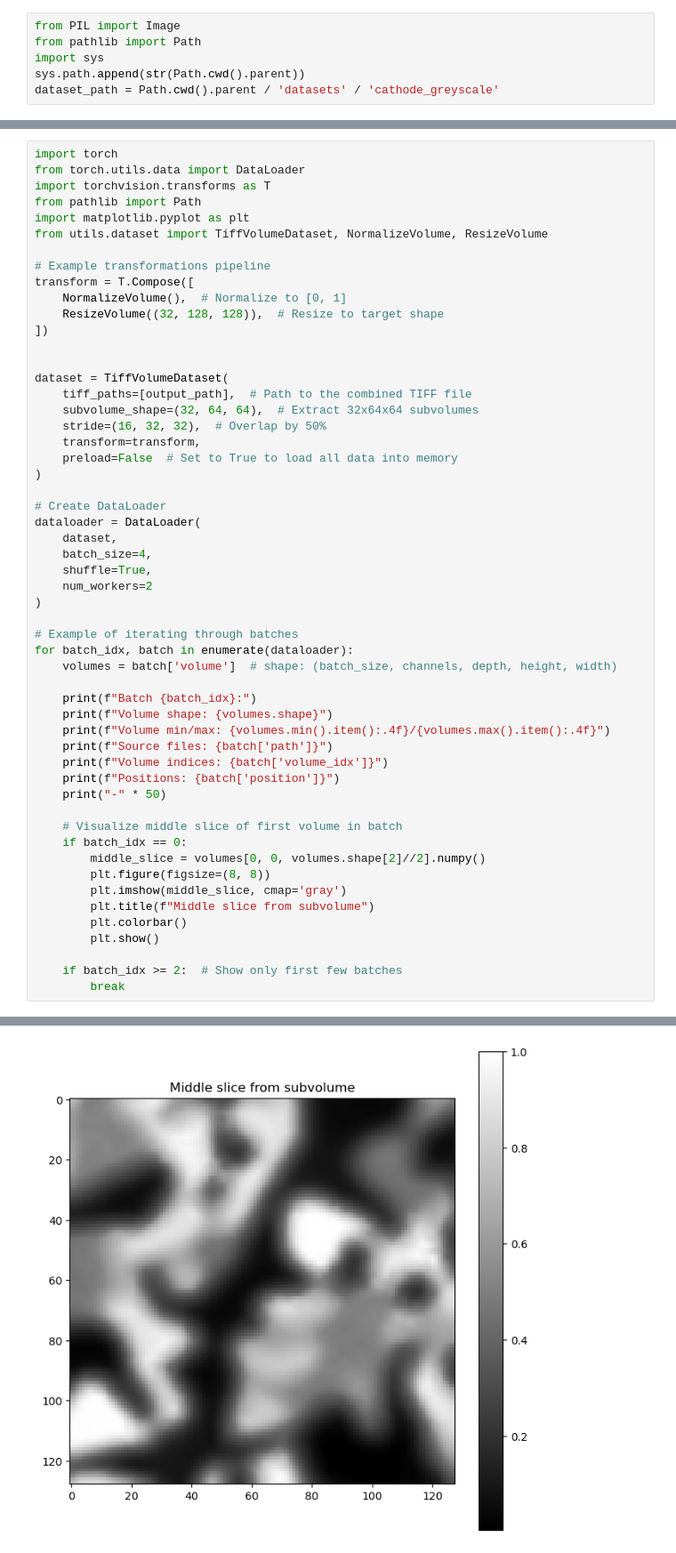
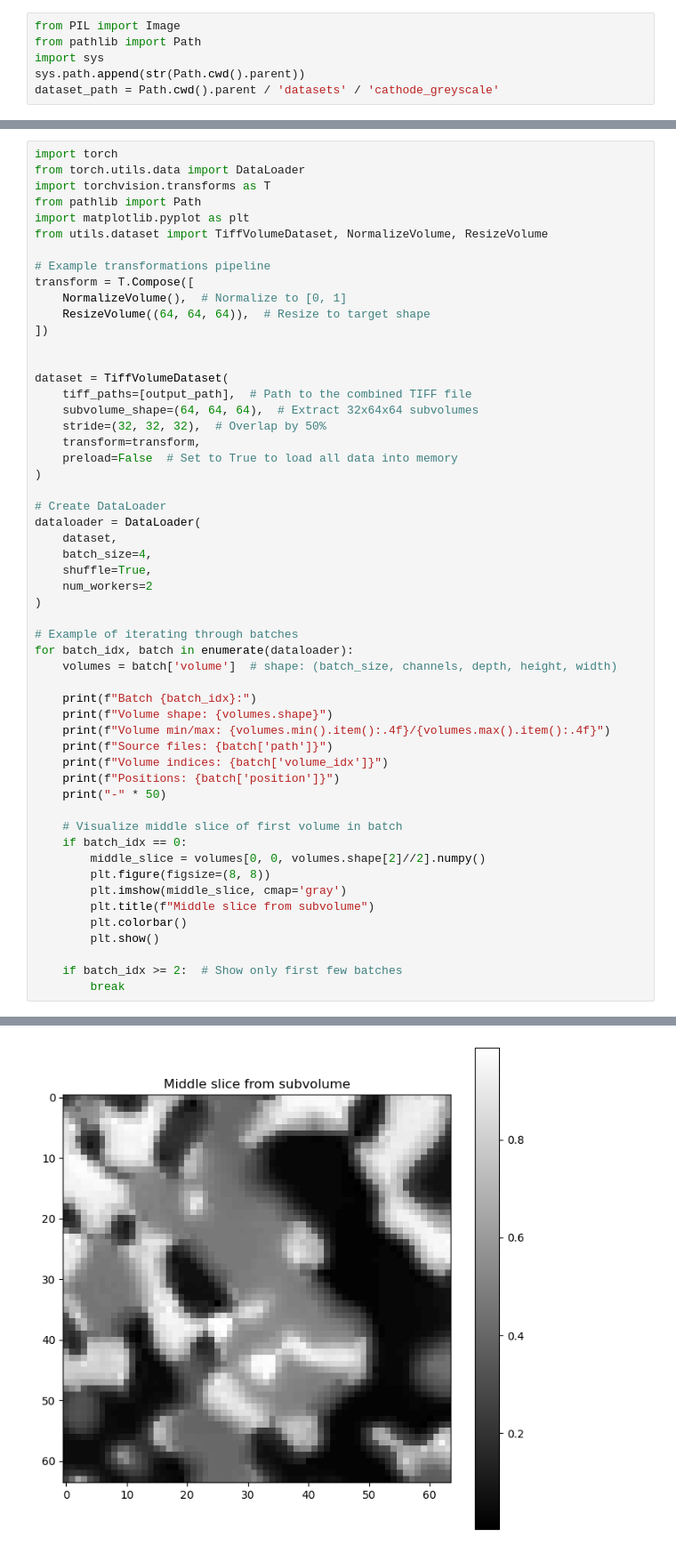
Before and after one commit to HAdi-Mohammadi1996/WGAN-SOC, a Jupyter notebook: demos/data_exploration.ipynb, the cells around one changed output, grey strips where cells are left out. Shown at 89% size. Saved outputs shown, nothing was run; the diff lists cells and outputs as text.

```diff
--- a/demos/data_exploration.ipynb
+++ b/demos/data_exploration.ipynb
@@ -55,14 +62,14 @@ from utils.dataset import TiffVolumeDataset, NormalizeVolume, ResizeVolume
 # Example transformations pipeline
 transform = T.Compose([
     NormalizeVolume(),  # Normalize to [0, 1]
-    ResizeVolume((32, 128, 128)),  # Resize to target shape
+    ResizeVolume((64, 64, 64)),  # Resize to target shape
 ])
 
 
 dataset = TiffVolumeDataset(
     tiff_paths=[output_path],  # Path to the combined TIFF file
-    subvolume_shape=(32, 64, 64),  # Extract 32x64x64 subvolumes
-    stride=(16, 32, 32),  # Overlap by 50%
+    subvolume_shape=(64, 64, 64),  # Extract 32x64x64 subvolumes
+    stride=(32, 32, 32),  # Overlap by 50%
     transform=transform,
     preload=False  # Set to True to load all data into memory
 )
@@ -108,3 +115,3 @@ Positions: [tensor([ 80,   0, 112,  32]), tensor([896, 960, 384, 960]), tensor([
 --------------------------------------------------
-[figure, old version]
+[figure, new version]
 Batch 1:
```
Also changed, not shown: parts of 5 cells of this notebook, 3 other files.
